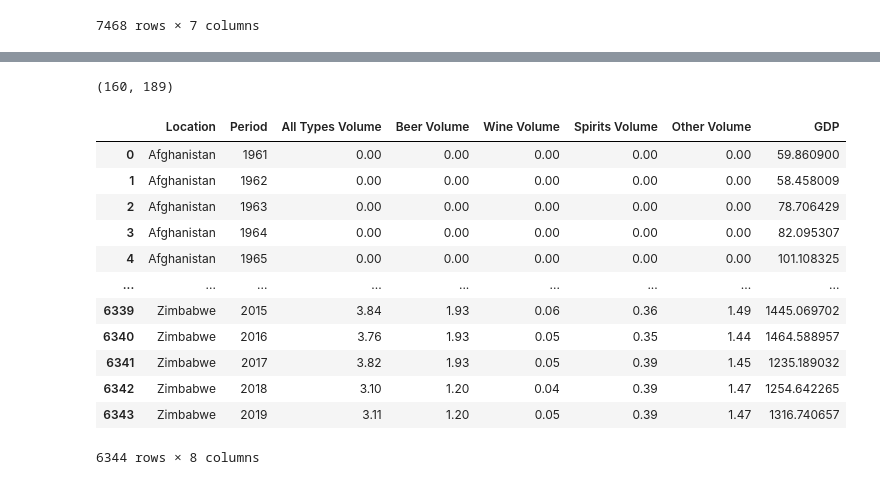
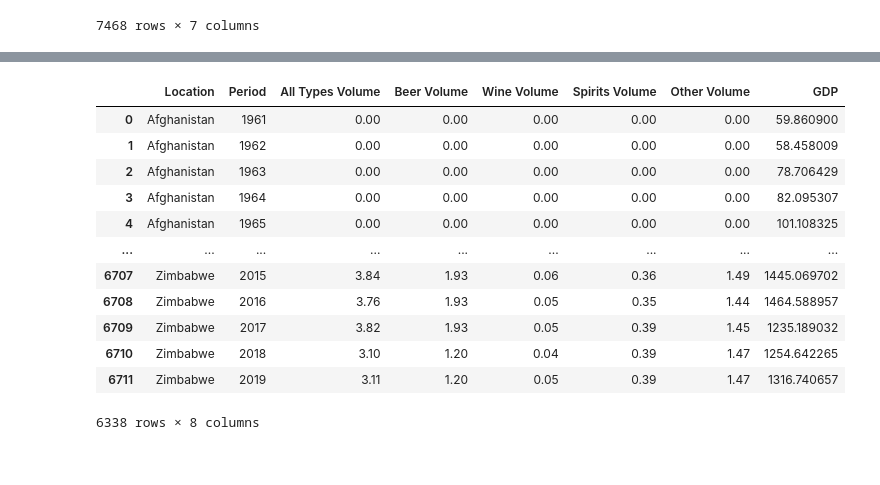
Before and after one commit to stuartbrown4/Big-Data-Assignment, a Jupyter notebook: Data-Handling-01.ipynb, the cells around one changed output, grey strips where cells are left out. Saved outputs shown, nothing was run; the diff lists cells and outputs as text; code cells hidden in the pictures.

```diff
--- a/Data-Handling-01.ipynb
+++ b/Data-Handling-01.ipynb
@@ -99,0 +116,2 @@ Country Name in GDP Dataset ('United States', 100) Country Name in Alc Dataset (
+# %%
+g, a = NameFinder("Bahamas")
@@ -100,3 +120,5 @@ Country Name in GDP Dataset ('United States', 100) Country Name in Alc Dataset (
+# %%
+gdp_pc.loc[gdp_pc['Location'] == g[0], 'Location'] = a[0]
 # %%
 def CountryGDP(country):
     country_gdp = gdp_pc[gdp_pc['Country Name'] == country].T.drop(['Country Name', 'Code', 'Unnamed: 65'])
@@ -204,5 +210,5 @@ import graphviz
 import seaborn as sns
 import matplotlib.pyplot as plt
 # %%
-gdp_pc = gdp_pc.rename(columns={'Country Name':'Location'})
-gdp_pc = gdp_pc.drop(['Code'], axis=1)
+# gdp_pc = gdp_pc.rename(columns={'Country Name':'Location'})
+# gdp_pc = gdp_pc.drop(['Code'], axis=1)
@@ -271,9 +263,9 @@ pop = locs.pop(0)
 # %%
 df_list=[]
 for i in locs:
-    df = pd.DataFrame(list(zip(years, gdp_T[i].to_list())), columns=['Period', 'GDP'])
-    df['Location'] = i
-    df_list.append(df)
+    df_l = pd.DataFrame(list(zip(years, gdp_T[i].to_list())), columns=['Period', 'GDP'])
+    df_l['Location'] = i
+    df_list.append(df_l)
 
 print(len(df_list))
 # %% [output]
@@ -299,21 +291,18 @@ gdp_concat
-# %%
-len(gdp_pc_filt['Location']), len(merged_df['Location'].drop_duplicates())
-# %% [output]
-(160, 189)
 # %%
 final_merge = merged_df.merge(gdp_concat)
+final_merge = final_merge.dropna()
 final_merge
 # %% [output]
 |  | Location | Period | All Types Volume | Beer Volume | Wine Volume | Spirits Volume | Other Volume | GDP |
 | 0 | Afghanistan | 1961 | 0.00 | 0.00 | 0.00 | 0.00 | 0.00 | 59.860900 |
 | 1 | Afghanistan | 1962 | 0.00 | 0.00 | 0.00 | 0.00 | 0.00 | 58.458009 |
 | 2 | Afghanistan | 1963 | 0.00 | 0.00 | 0.00 | 0.00 | 0.00 | 78.706429 |
 | 3 | Afghanistan | 1964 | 0.00 | 0.00 | 0.00 | 0.00 | 0.00 | 82.095307 |
 | 4 | Afghanistan | 1965 | 0.00 | 0.00 | 0.00 | 0.00 | 0.00 | 101.108325 |
 | ... | ... | ... | ... | ... | ... | ... | ... | ... |
-| 6339 | Zimbabwe | 2015 | 3.84 | 1.93 | 0.06 | 0.36 | 1.49 | 1445.069702 |
-| 6340 | Zimbabwe | 2016 | 3.76 | 1.93 | 0.05 | 0.35 | 1.44 | 1464.588957 |
-| 6341 | Zimbabwe | 2017 | 3.82 | 1.93 | 0.05 | 0.39 | 1.45 | 1235.189032 |
-| 6342 | Zimbabwe | 2018 | 3.10 | 1.20 | 0.04 | 0.39 | 1.47 | 1254.642265 |
-| 6343 | Zimbabwe | 2019 | 3.11 | 1.20 | 0.05 | 0.39 | 1.47 | 1316.740657 |
+| 6707 | Zimbabwe | 2015 | 3.84 | 1.93 | 0.06 | 0.36 | 1.49 | 1445.069702 |
+| 6708 | Zimbabwe | 2016 | 3.76 | 1.93 | 0.05 | 0.35 | 1.44 | 1464.588957 |
+| 6709 | Zimbabwe | 2017 | 3.82 | 1.93 | 0.05 | 0.39 | 1.45 | 1235.189032 |
+| 6710 | Zimbabwe | 2018 | 3.10 | 1.20 | 0.04 | 0.39 | 1.47 | 1254.642265 |
+| 6711 | Zimbabwe | 2019 | 3.11 | 1.20 | 0.05 | 0.39 | 1.47 | 1316.740657 |
-6344 rows × 8 columns
+6338 rows × 8 columns
```
Also changed, not shown: parts of 23 cells of this notebook.
